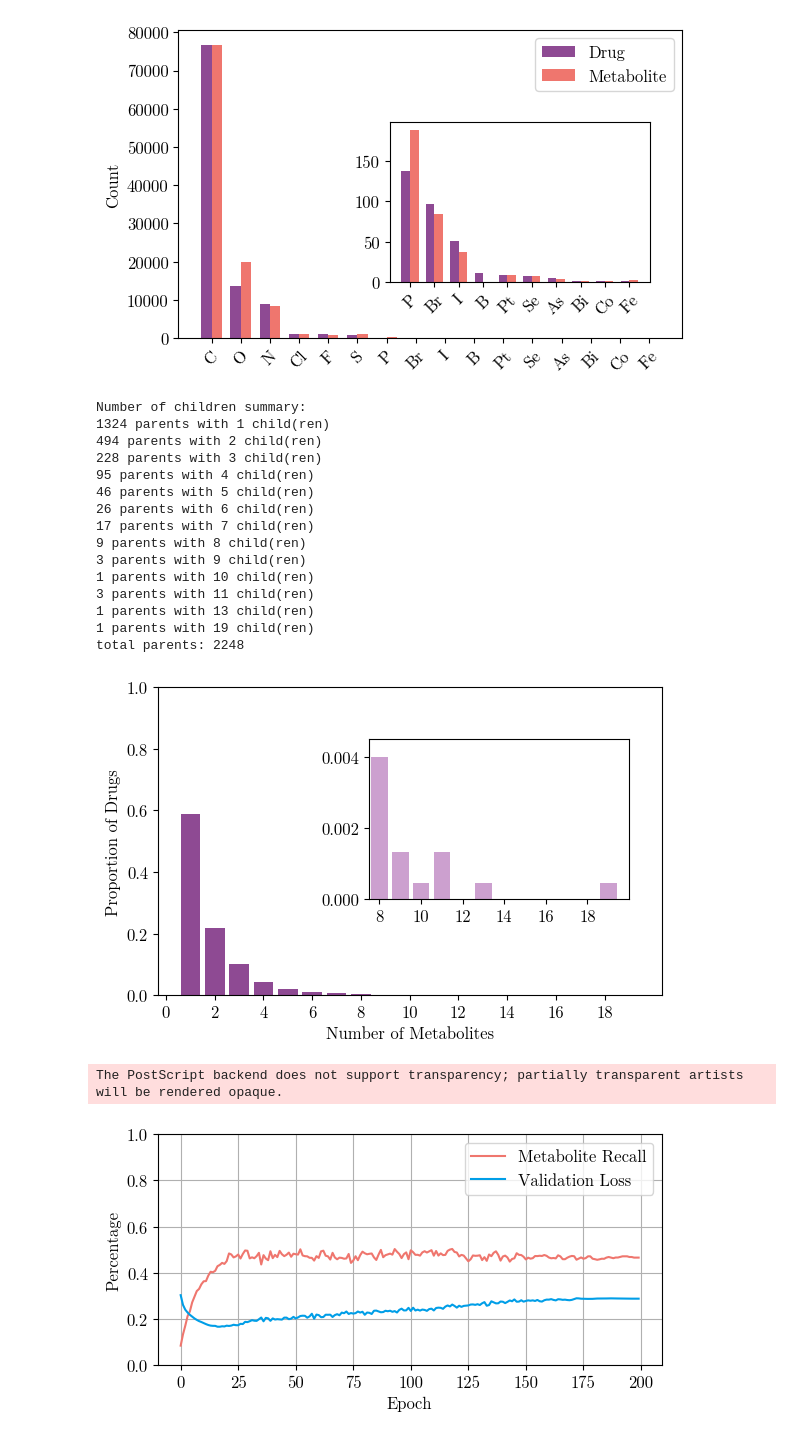
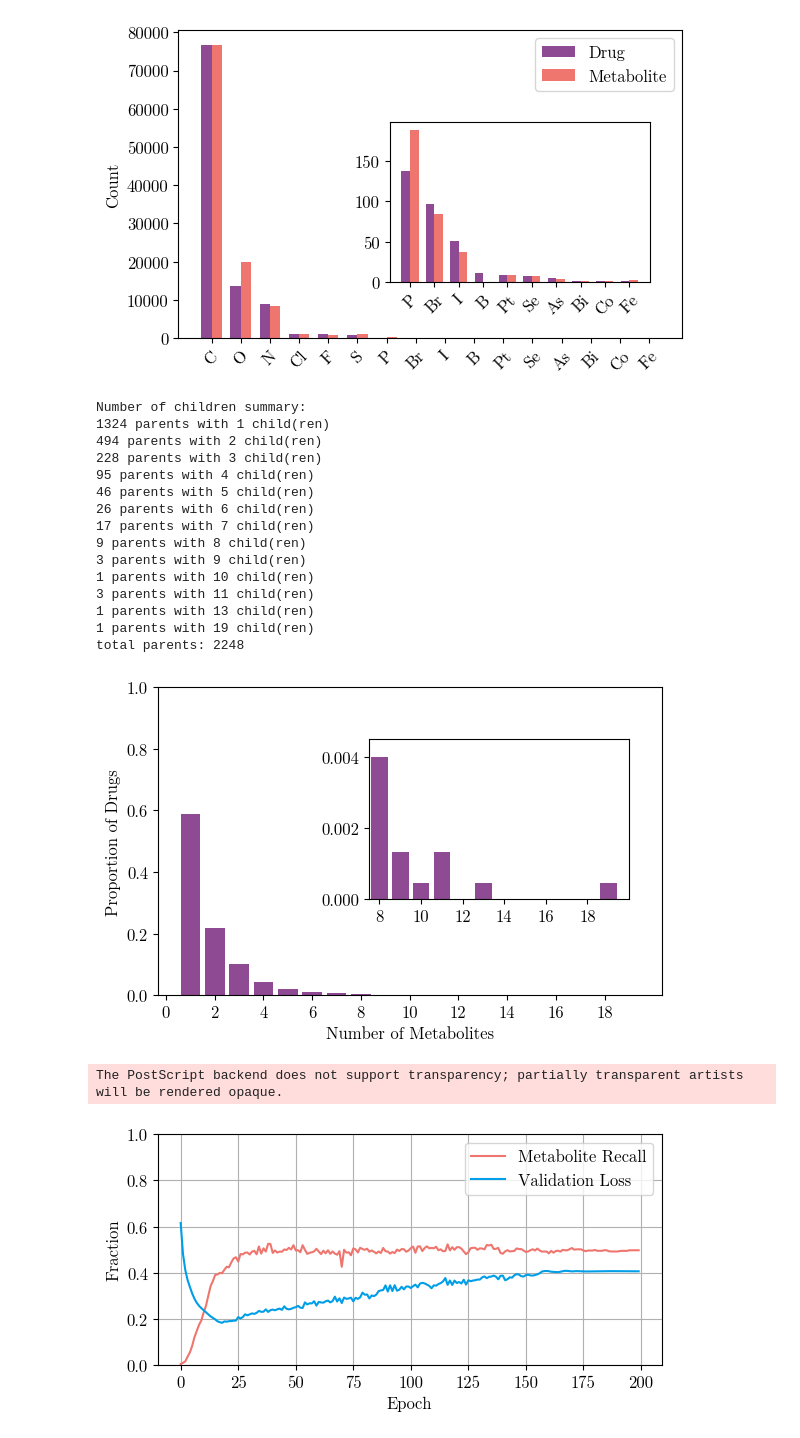
Before and after one commit to tsofiac/LAGOM, a Jupyter notebook: data_analysis/data_analysis_plots.ipynb, the cells around one changed output. Drawn from its saved outputs; the diff is of its cells as text; code cells hidden in the pictures.

```diff
--- a/data_analysis/data_analysis_plots.ipynb
+++ b/data_analysis/data_analysis_plots.ipynb
@@ -309,7 +326,7 @@ def number_of_children_zoom(csv, save_figure=None):
     inset_ax.bar(
         [x for x in number_of_children_list if x > 7],
         [f for x, f in zip(number_of_children_list, normalized_frequencies) if x > 7],
-        color="#CCA0CF",
+        color="#8E4A93",
     )
     inset_ax.set_xlim(7.5, 20)
     inset_ax.set_ylim(0, 0.0045)
@@ -357,39 +374,39 @@ Number of children summary:
 1 parents with 13 child(ren)
 1 parents with 19 child(ren)
 total parents: 2248
-[figure, old version]
+[figure, new version]
 # %%
 def plot_metrics_report(csv_file_path, save_figure):
     data = pd.read_csv(csv_file_path, sep='\t')
 
     colour_scheme = ['#52B297', '#8E4A93', '#009EE7', '#EF766E']
 
     epoch = data['epoch']
     metabolite_coverage_score = data['metabolite_coverage_score']
     validation_loss = data['validation_loss']
 
     plt.figure(figsize=(6.5, 3))
     plt.rcParams.update({"font.size": 12, "font.family": "serif", "font.serif": ["NewComputerModern10"]})
 
     plt.plot(epoch, metabolite_coverage_score, label='Metabolite Recall', color=colour_scheme[3])
     plt.plot(epoch, validation_loss, label='Validation Loss', color=colour_scheme[2])
 
     plt.xlabel('Epoch')
-    plt.ylabel('Percentage')
+    plt.ylabel('Fraction')
     plt.legend()
     plt.grid(True)
     plt.ylim(0, 1)
     # plt.xlim(0,30)
 
     if save_figure is not None:
         os.makedirs('figures', exist_ok=True)
         plt.savefig(f'figures/{save_figure}.eps', format='eps', bbox_inches='tight')
 
     plt.show()
 
 
-file = '../train_metrics/base_rand_logged_train_metrics.csv'
+file = '../train_metrics/chemf_logged_train_metrics.csv'
 plot_metrics_report(file, 'metrics_base_rand') #epoch 52
 # %% [output]
 The PostScript backend does not support transparency; partially transparent artists will be rendered opaque.
-[figure, old version]
+[figure, new version]
```
Also changed, not shown: parts of 1 cell of this notebook, 7 other files.
